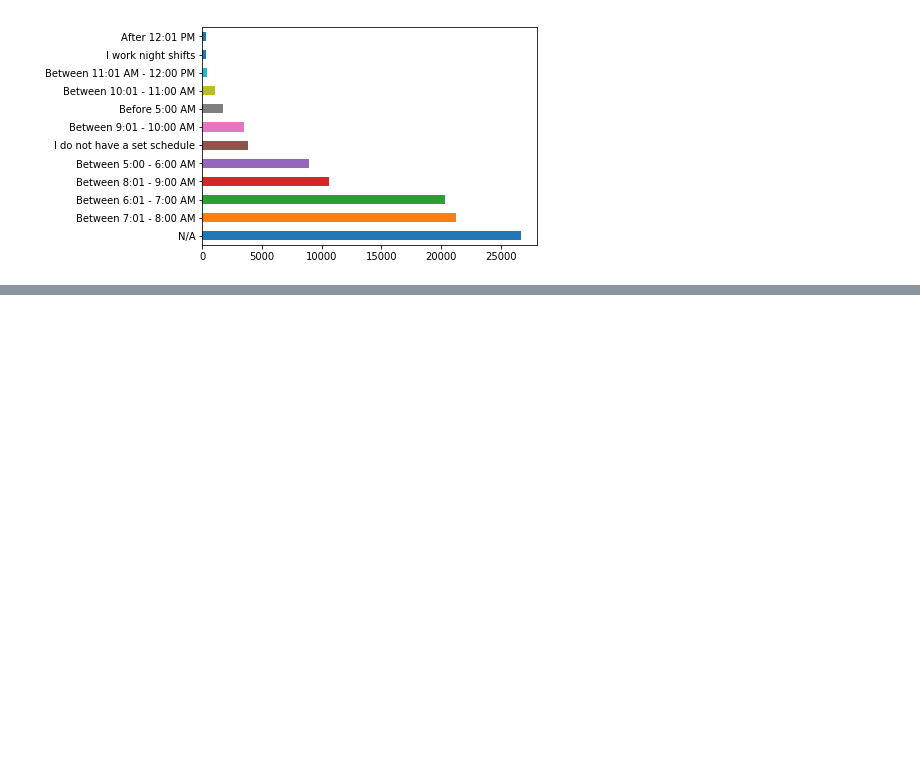
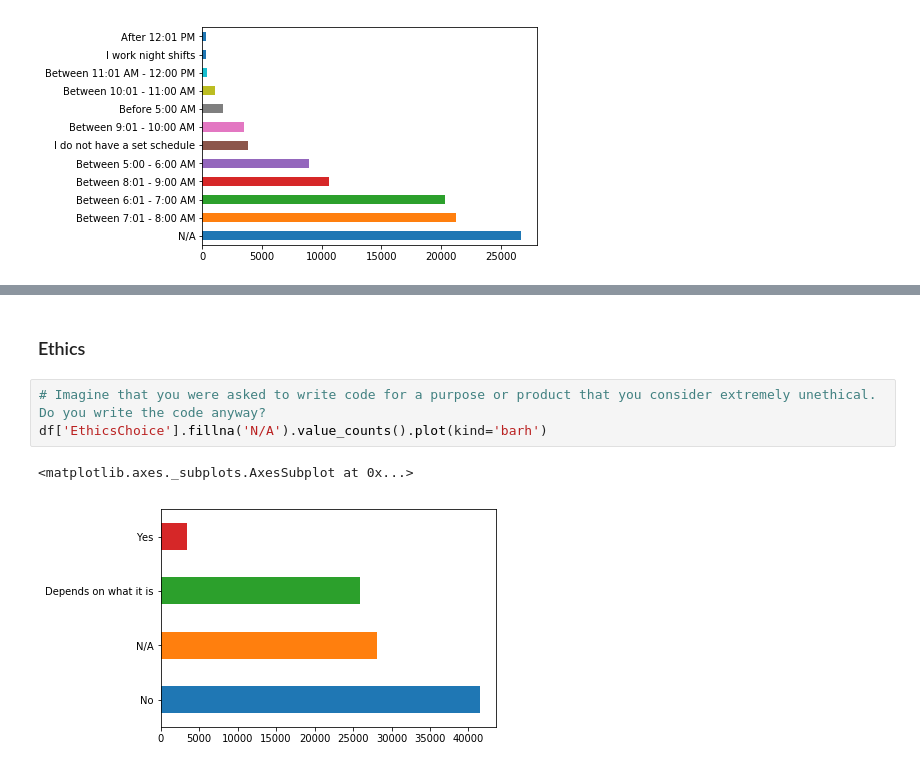
Before and after one commit to iliakplv/overflow, a Jupyter notebook: analysis.ipynb, the cells around one changed output, grey strips where cells are left out. Saved outputs shown, nothing was run; the diff lists cells and outputs as text; blank space fills up the shorter version.

Commit message:
Add Ethics questions

```diff
--- a/analysis.ipynb
+++ b/analysis.ipynb
@@ -177,0 +178,8 @@ df['WakeTime'].fillna('N/A').value_counts().plot(kind='barh')
+# %% [markdown]
+### Ethics
+# %%
+# Imagine that you were asked to write code for a purpose or product that you consider extremely unethical. Do you write the code anyway?
+df['EthicsChoice'].fillna('N/A').value_counts().plot(kind='barh')
+# %% [output]
+<matplotlib.axes._subplots.AxesSubplot at 0x...>
+[figure, added]
```
Also changed, not shown: parts of 16 cells of this notebook.
